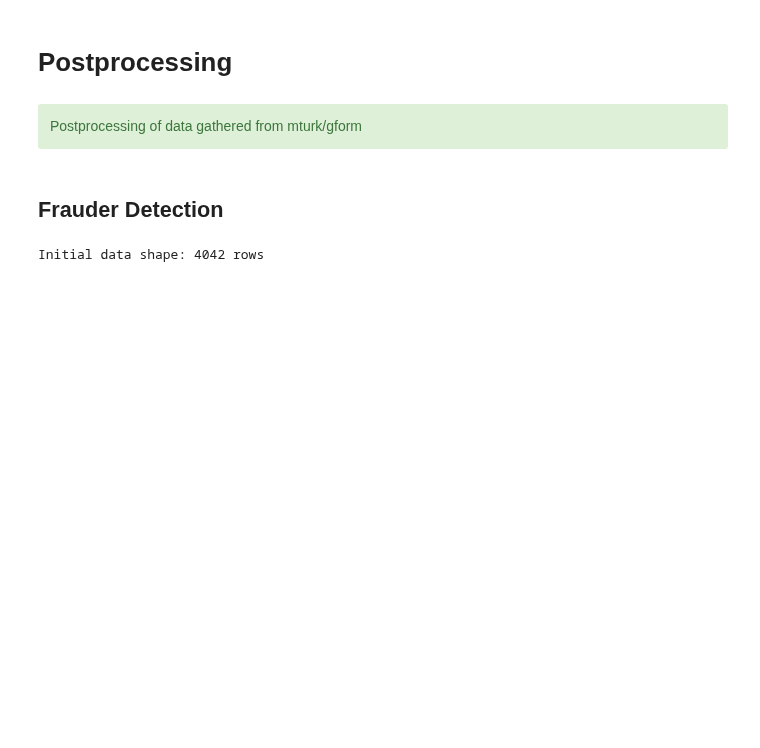
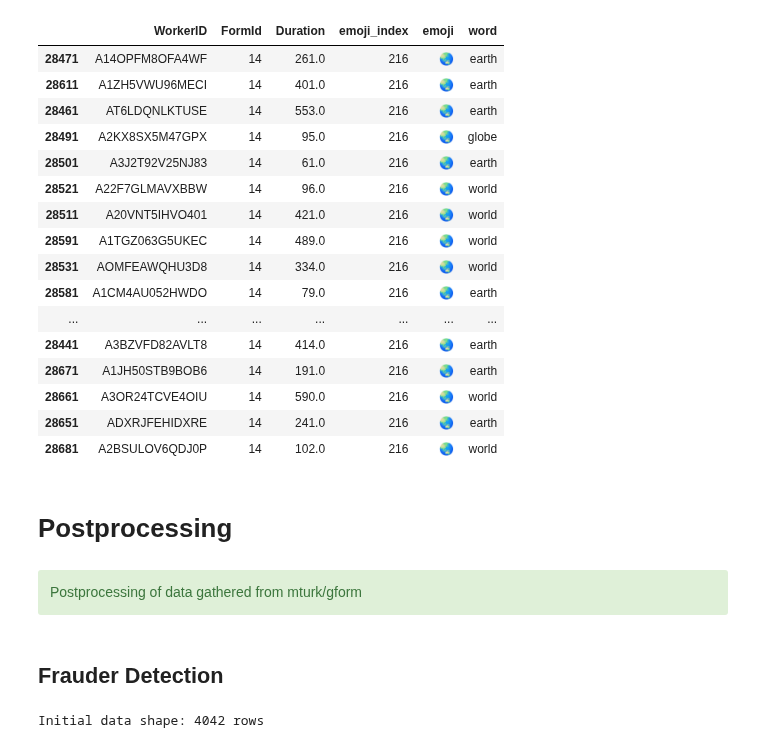
Before and after one commit to ymentha14/emojis_dataset, a Jupyter notebook: notebooks/8_post_processing.ipynb, the cells around one changed output. Saved outputs shown, nothing was run; the diff lists cells and outputs as text; code cells hidden in the pictures; blank space fills up the shorter version.

```diff
--- a/notebooks/8_post_processing.ipynb
+++ b/notebooks/8_post_processing.ipynb
@@ -22,3 +44,23 @@ ModuleNotFoundError: No module named 'symspellpy'
+# %%
+df[df['emoji'] == '🌏']
+# %% [output]
+|  | WorkerID | FormId | Duration | emoji_index | emoji | word |
+| 28471 | A14OPFM8OFA4WF | 14 | 261.0 | 216 | 🌏 | earth |
+| 28611 | A1ZH5VWU96MECI | 14 | 401.0 | 216 | 🌏 | earth |
+| 28461 | AT6LDQNLKTUSE | 14 | 553.0 | 216 | 🌏 | earth |
+| 28491 | A2KX8SX5M47GPX | 14 | 95.0 | 216 | 🌏 | globe |
+| 28501 | A3J2T92V25NJ83 | 14 | 61.0 | 216 | 🌏 | earth |
+| 28521 | A22F7GLMAVXBBW | 14 | 96.0 | 216 | 🌏 | world |
+| 28511 | A20VNT5IHVO401 | 14 | 421.0 | 216 | 🌏 | world |
+| 28591 | A1TGZ063G5UKEC | 14 | 489.0 | 216 | 🌏 | world |
+| 28531 | AOMFEAWQHU3D8 | 14 | 334.0 | 216 | 🌏 | world |
+| 28581 | A1CM4AU052HWDO | 14 | 79.0 | 216 | 🌏 | earth |
+| ... | ... | ... | ... | ... | ... | ... |
+| 28441 | A3BZVFD82AVLT8 | 14 | 414.0 | 216 | 🌏 | earth |
+| 28671 | A1JH50STB9BOB6 | 14 | 191.0 | 216 | 🌏 | earth |
+| 28661 | A3OR24TCVE4OIU | 14 | 590.0 | 216 | 🌏 | world |
+| 28651 | ADXRJFEHIDXRE | 14 | 241.0 | 216 | 🌏 | earth |
+| 28681 | A2BSULOV6QDJ0P | 14 | 102.0 | 216 | 🌏 | world |
 # %%
 # create the worker infos table
 worker_infos = build_worker_info_table(input_directory=EMOJI_DATASET_DIR)
```
Also changed, not shown: parts of 3 cells of this notebook, 15 other files.
